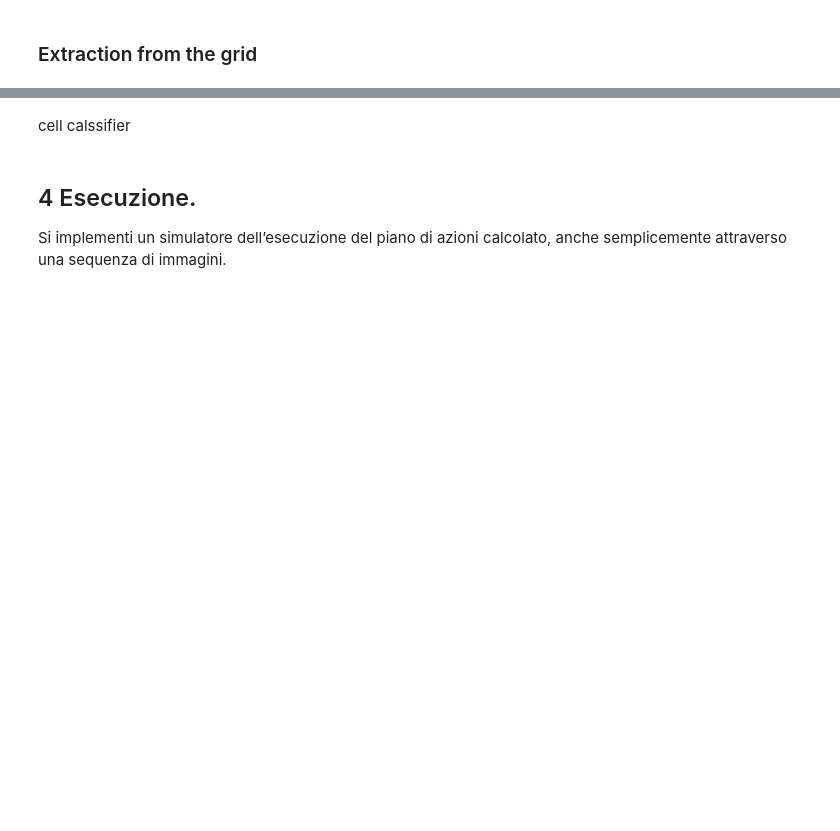
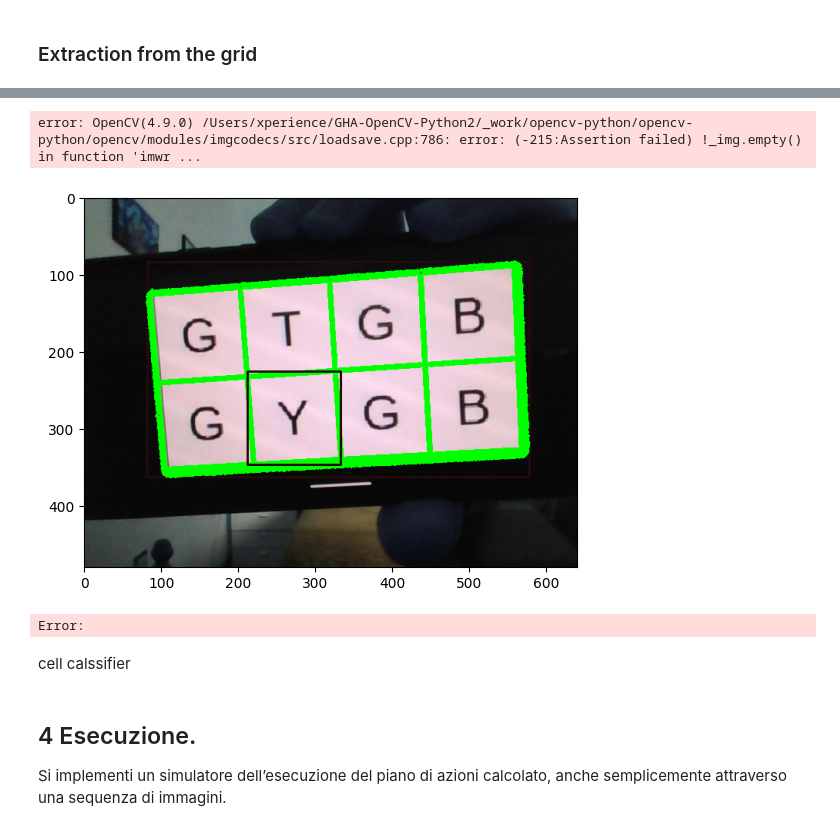
Before and after one commit to toita86/progetto-intro-ia, a Jupyter notebook: prog-intro-ai.ipynb, the cells around one changed output, grey strips where cells are left out. Saved outputs shown, nothing was run; the diff lists cells and outputs as text; code cells hidden in the pictures; blank space fills up the shorter version.

```diff
--- a/prog-intro-ai.ipynb
+++ b/prog-intro-ai.ipynb
@@ -330,7 +387,7 @@ print(classification_report(y_test, y_pred))
 font = cv2.FONT_HERSHEY_COMPLEX
 
 # Open the webcam
-cap = cv2.VideoCapture(0)
+cap = cv2.VideoCapture(1)
 
 # Check if the webcam is opened correctly
 if not cap.isOpened():
@@ -466,3 +523,4 @@ for i in contours:
         # Draw the contour on the image
         plt.imshow(cv2.drawContours(image, contours, c, (0, 255, 0), 3))
     c+=1
+# %% [output]
@@ -469,3 +529,6 @@ for i in contours:
+error: OpenCV(4.9.0) /Users/xperience/GHA-OpenCV-Python2/_work/opencv-python/opencv-python/opencv/modules/imgcodecs/src/loadsave.cpp:786: error: (-215:Assertion failed) !_img.empty() in function 'imwr ...
+[figure, added]
+Error:
 # %% [markdown]
 cell calssifier
 # %%
```
Also changed, not shown: parts of 9 cells of this notebook, 3 other files.
